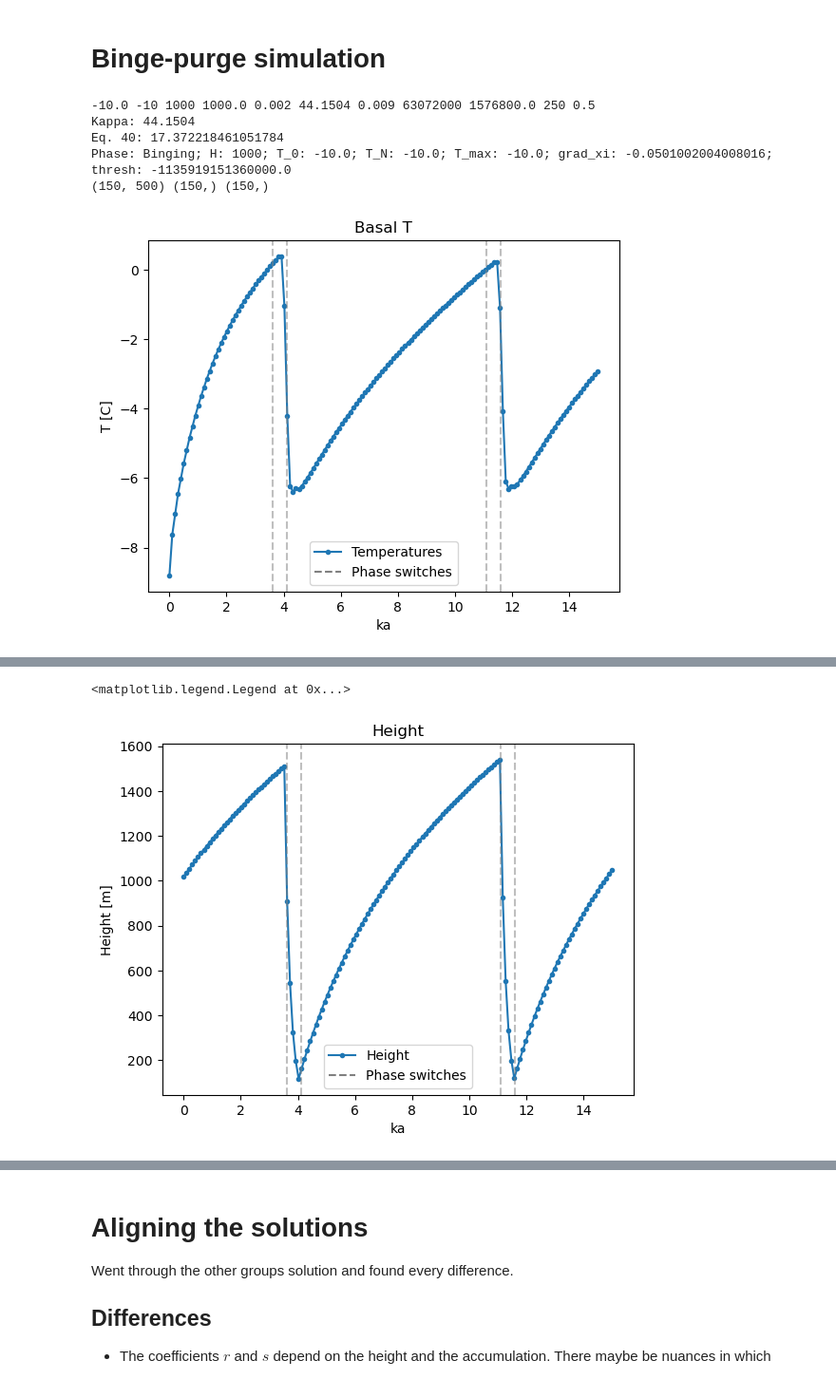
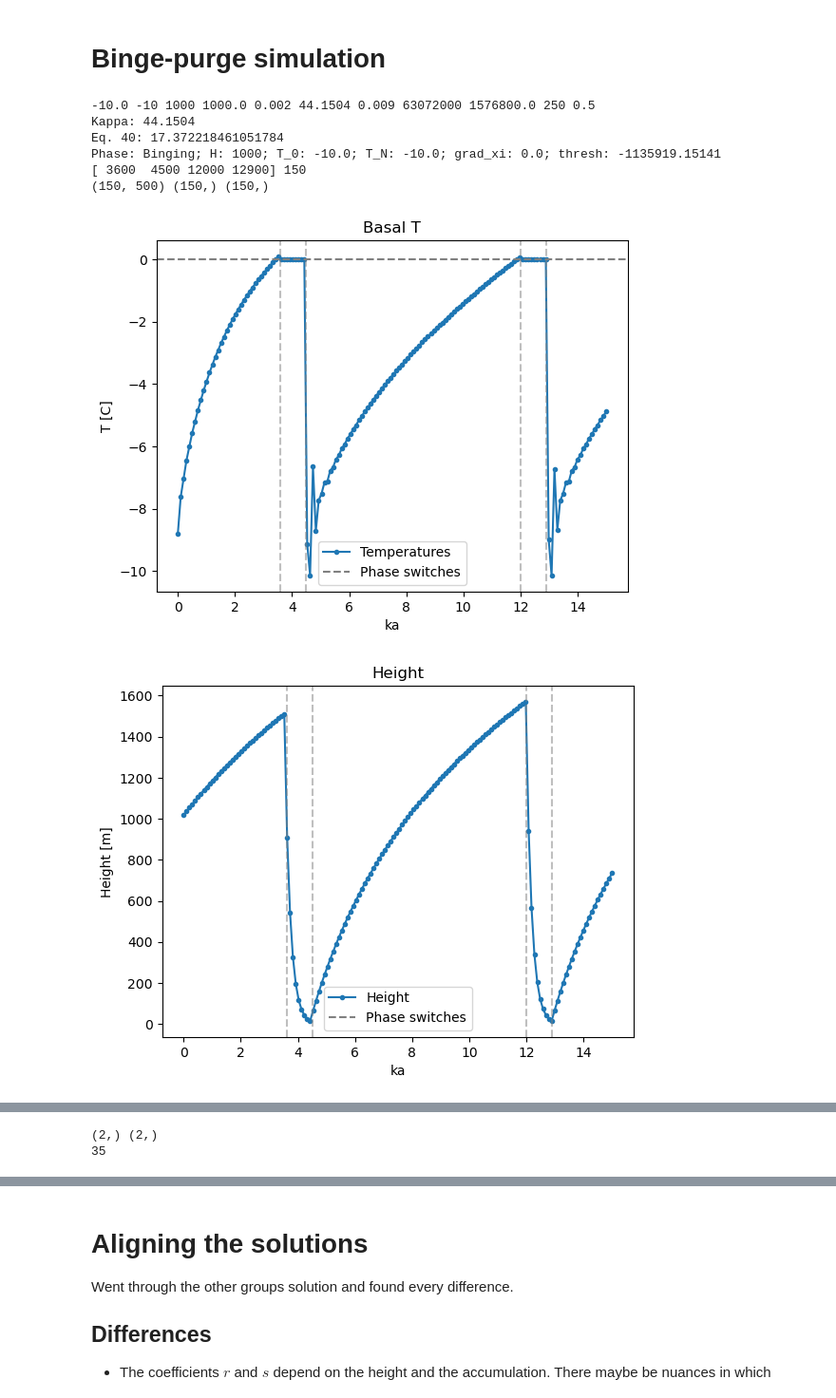
Before and after one commit to Bjartensen/binge_purge_eacp, a Jupyter notebook: project.ipynb, the cells around one changed output, grey strips where cells are left out. Shown at 95% size. Saved outputs shown, nothing was run; the diff lists cells and outputs as text; code cells hidden in the pictures.

```diff
--- a/project.ipynb
+++ b/project.ipynb
@@ -589,7 +600,6 @@ class Simulation:
         T = T*(np.pi/self.kappa)
         return T
 # %%
-fac = 4
 T0 = -10
 grid_size = 500
 time_step = 100
@@ -597,7 +607,7 @@ years = 15E3
 max_iterations = int(years/time_step)
 sim = Simulation(T0, grid_size, time_step, max_iterations)
 sim.print_params()
-sim.set_report_freq(500)
+sim.set_report_freq(1000)
 
 #sim.print_grid()
 #sim.print_basal_temp()
@@ -609,36 +619,90 @@ sim.run_simulation()
 simT = np.array(sim.T)
 simTime = sim.Time
 simH = np.array(sim.H_hist)
-simSwitch = np.array(sim.switch)
+simSwitch = np.array(sim.switch)*time_step
+
+
+print(simSwitch, len(simH))
 
 print(simT.shape, simH.shape, simTime.shape)
 
 plt.plot(simTime/1000, simT[:,0], label="Temperatures", marker=".")
 for s in simSwitch: plt.axvline(s/1000, color="grey", alpha=0.5, linestyle="dashed")
 plt.plot([], [], color="grey", linestyle="dashed", label="Phase switches")
 #plt.axhline(0)
 plt.title("Basal T")
 plt.xlabel("ka")
 plt.ylabel("T [C]")
 plt.legend()
 #plt.axvline(920)
 #plt.axvline(3.5)
+plt.axhline(0, color="grey", linestyle="dashed")
+
 plt.show()
 
 plt.plot(simTime/1000, simH, label="Height", marker=".")
 for s in simSwitch: plt.axvline(s/1000, color="grey", alpha=0.5, linestyle="dashed")
 plt.plot([], [], color="grey", linestyle="dashed", label="Phase switches")
 plt.title("Height")
 plt.xlabel("ka")
 plt.ylabel("Height [m]")
 plt.legend()
+
 #plt.axvline(3.5)
+plt.show()
 
+
+
+plt.scatter(simTime/1000, simT[:,1]-simT[:,0], marker=".")
+plt.show()
+
+T_x = np.linspace(0, len(simT[-1]), len(simT[-1]))
+#grad1=simT[-1][1]-simT[-1][0]
+#plt.plot(simT[-1], T_x, label="-1, "+str(grad))
+#plt.plot(simT[-2], T_x, label="-2")
+#plt.plot(simT[-3], T_x, label="-3")
+#plt.plot(simT[-4], T_x, label="-4")
+#plt.plot(simT[-5], T_x, label="-5")
+
+#grads = [-1, -4, -5, -8, -9, -10, -11, -12]
+#for g in grads:
+#    grad=(simT[g][1]-simT[g][0])/1
+#    plt.plot(simT[g], T_x, label=str(g)+", "+str(np.round(1/grad,3))+"m/C, "+str(np.round(simT[g][0],3))+"C")
+
+
+
+inter_switch = (simSwitch[1:] + simSwitch[:-1]) / 2
+mixed_switch = np.sort(np.concatenate([simSwitch, inter_switch]))
+
+binge2purge = simSwitch[::2]
+purge2binge = simSwitch[1::2]
+
+#fig, ax = plt.subplots(4)
+#s=int(s/time_step)
+#ax[0].plot(simT[s], H, label=str(s)+", "+str(np.round(1/grad,3))+"m/C, "+str(np.round(simT[s][0],3))+"C")
+
+
+
+#for s in simSwitch:
+#    s=int(s/time_step)
+#    grad=(simT[s][1]-simT[s][0])/1
+#    H = np.linspace(0, simH[s], len(simT[-1]))
+#    plt.plot(simT[s], H, label=str(s)+", "+str(np.round(1/grad,3))+"m/C, "+str(np.round(simT[s][0],3))+"C")
+
+plt.axvline(0, color="grey", linestyle="dashed")
+plt.axhline(0, color="grey", linestyle="dashed")
+plt.legend()
+#print(simT[-1])
 #plt.axvline(920)
+
+max = simT[:,0].argmax()
+print(max)
 # %% [output]
 -10.0 -10 1000 1000.0 0.002 44.1504 0.009 63072000 1576800.0 250 0.5
 Kappa: 44.1504
 Eq. 40: 17.372218461051784
-Phase: Binging; H: 1000; T_0: -10.0; T_N: -10.0; T_max: -10.0; grad_xi: -0.0501002004008016; thresh: -1135919151360000.0
+Phase: Binging; H: 1000; T_0: -10.0; T_N: -10.0; grad_xi: 0.0; thresh: -1135919.15141
+[ 3600  4500 12000 12900] 150
 (150, 500) (150,) (150,)
-[figure, old version]
+[figure, new version]
+[figure, new version]
@@ -645,2 +710,2 @@ Phase: Binging; H: 1000; T_0: -10.0; T_N: -10.0; T_max: -10.0; grad_xi: -0.05010
-<matplotlib.legend.Legend at 0x...>
+(2,) (2,)
+35
-[figure, old version]
```
Also changed, not shown: parts of 2 cells of this notebook.
